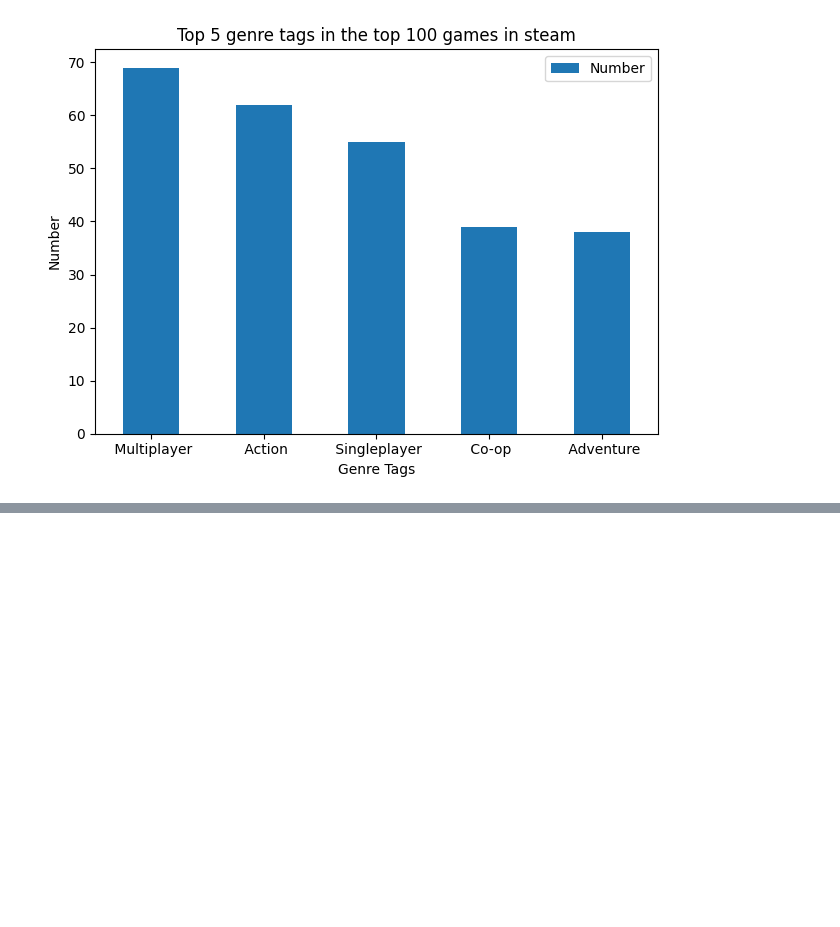
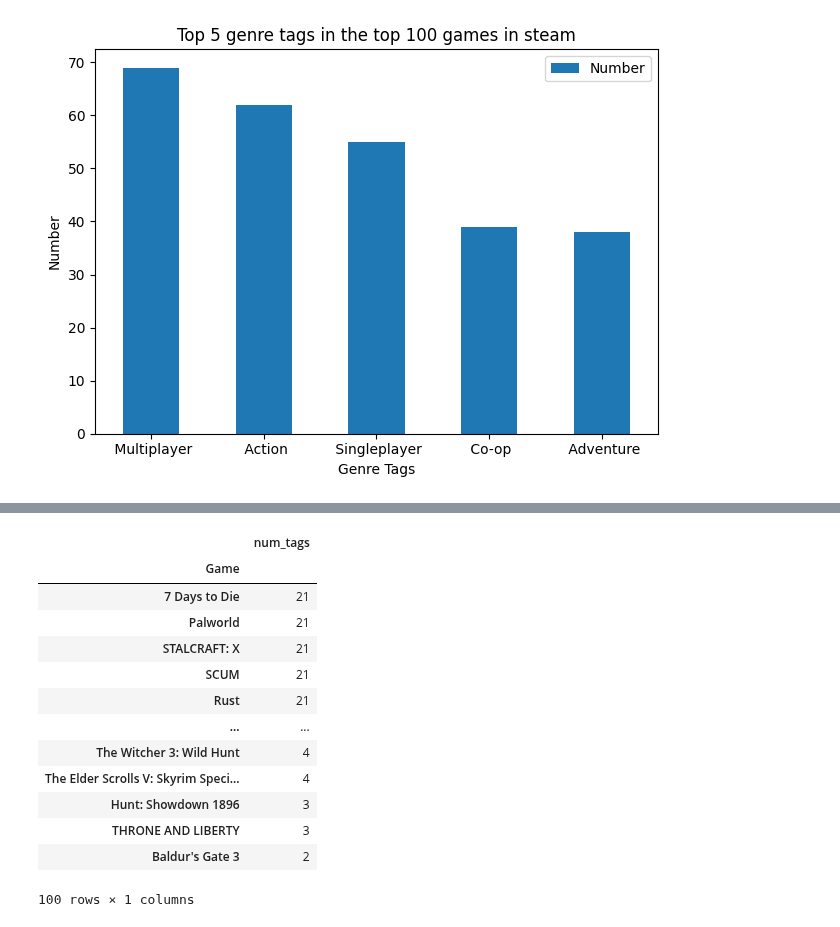
Before and after one commit to johnsandsjo/data-visualisation-john-sandsjo-de24, a Jupyter notebook: exercises/exercise0/exercise0_1.ipynb, the cells around one changed output, grey strips where cells are left out. Cells and saved outputs as stored; diff of their text form; code cells hidden in the pictures; blank space fills up the shorter version.

```diff
--- a/exercises/exercise0/exercise0_1.ipynb
+++ b/exercises/exercise0/exercise0_1.ipynb
@@ -229,0 +273,18 @@ fig.savefig("../figures/ex0_1_b")
+# %%
+df_hist = df_games_tags.explode("Genre Tags").groupby("Game").size().to_frame(name="num_tags").sort_values("num_tags", ascending=False)
+df_hist
+# %% [output]
+|  | num_tags |
+| Game |  |
+| 7 Days to Die | 21 |
+| Palworld | 21 |
+| STALCRAFT: X | 21 |
+| SCUM | 21 |
+| Rust | 21 |
+| ... | ... |
+| The Witcher 3: Wild Hunt | 4 |
+| The Elder Scrolls V: Skyrim Speci... | 4 |
+| Hunt: Showdown 1896 | 3 |
+| THRONE AND LIBERTY | 3 |
+| Baldur's Gate 3 | 2 |
+100 rows × 1 columns
```
Also changed, not shown: parts of 4 cells of this notebook, 2 other files.
